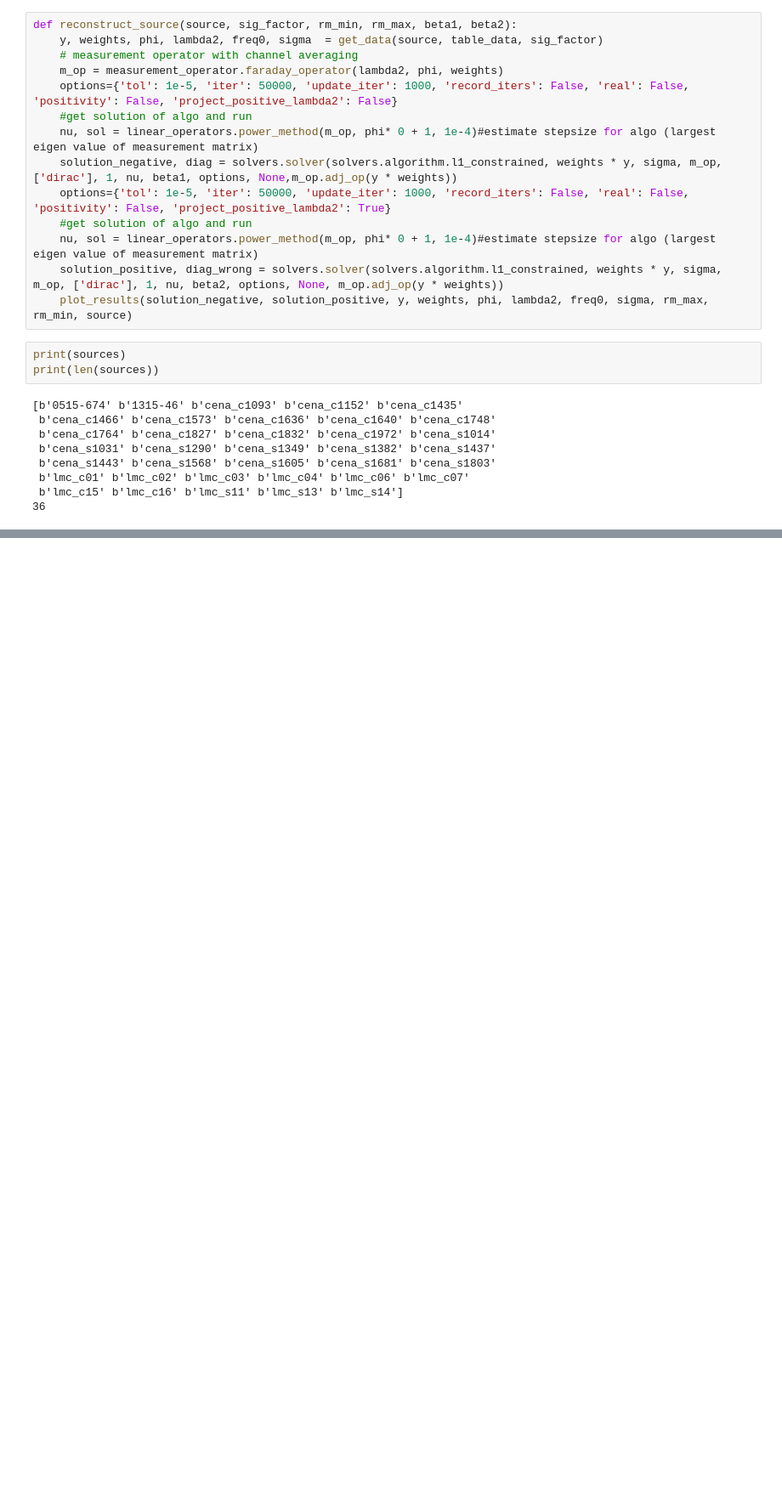
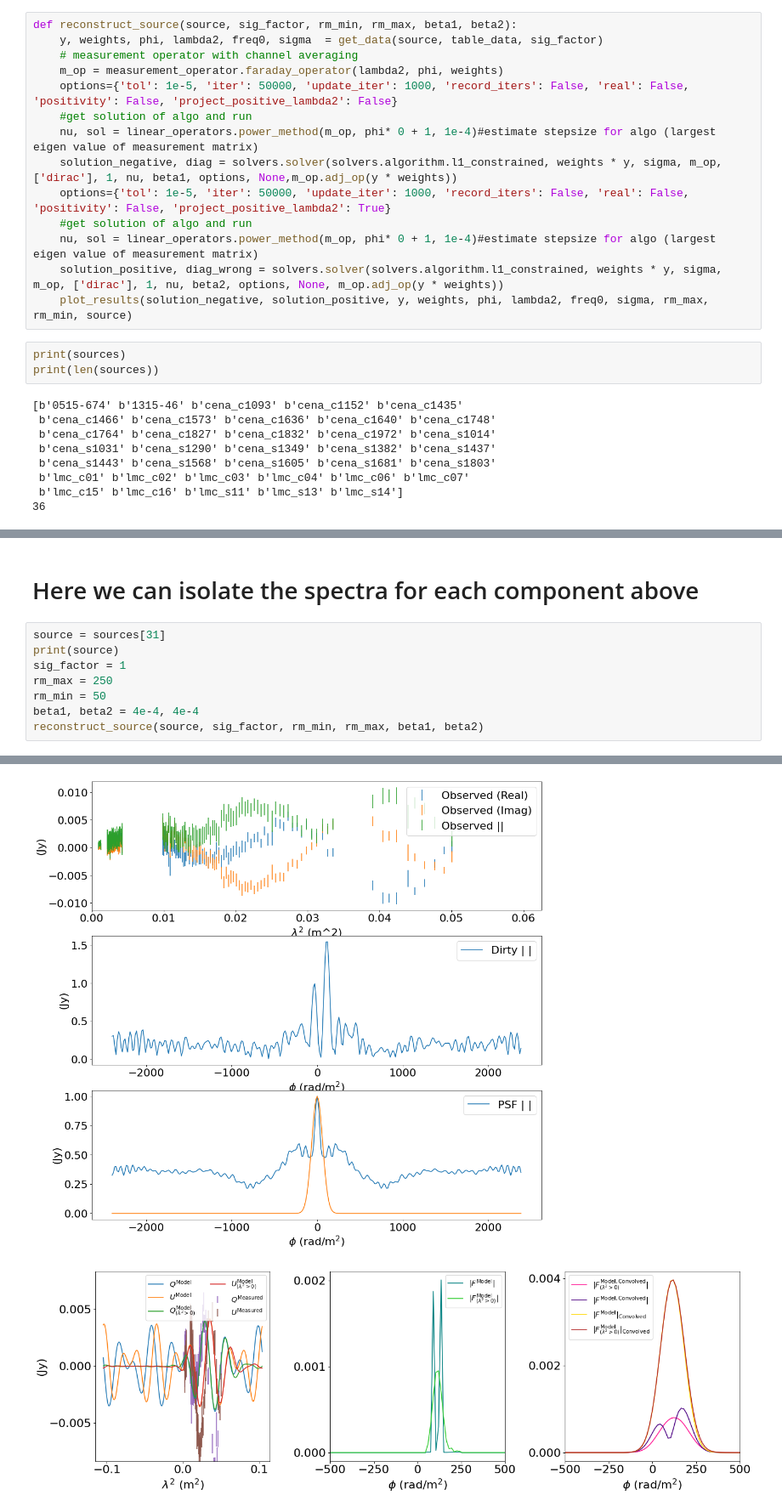
Before and after one commit to Luke-Pratley/Faraday-Dreams, a Jupyter notebook: examples/Indepth_example.ipynb, the cells around one changed output, grey strips where cells are left out. Shown at 85% size. Saved outputs shown, nothing was run; the diff lists cells and outputs as text; blank space fills up the shorter version.

```diff
--- a/examples/Indepth_example.ipynb
+++ b/examples/Indepth_example.ipynb
@@ -226,0 +229,11 @@ rm std =  75.31638105013137
+# %% [markdown]
+# Here we can isolate the spectra for each component above
+# %%
+source = sources[31]
+print(source)
+sig_factor = 1
+rm_max = 250
+rm_min = 50
+beta1, beta2 = 4e-4, 4e-4
+reconstruct_source(source, sig_factor, rm_min, rm_max, beta1, beta2)
+# %% [output]
@@ -226,0 +257,2 @@ rm std =  75.31638105013137
+[figure, added]
+[figure, added]
```
Also changed, not shown: parts of 5 cells of this notebook, 3 other files.
